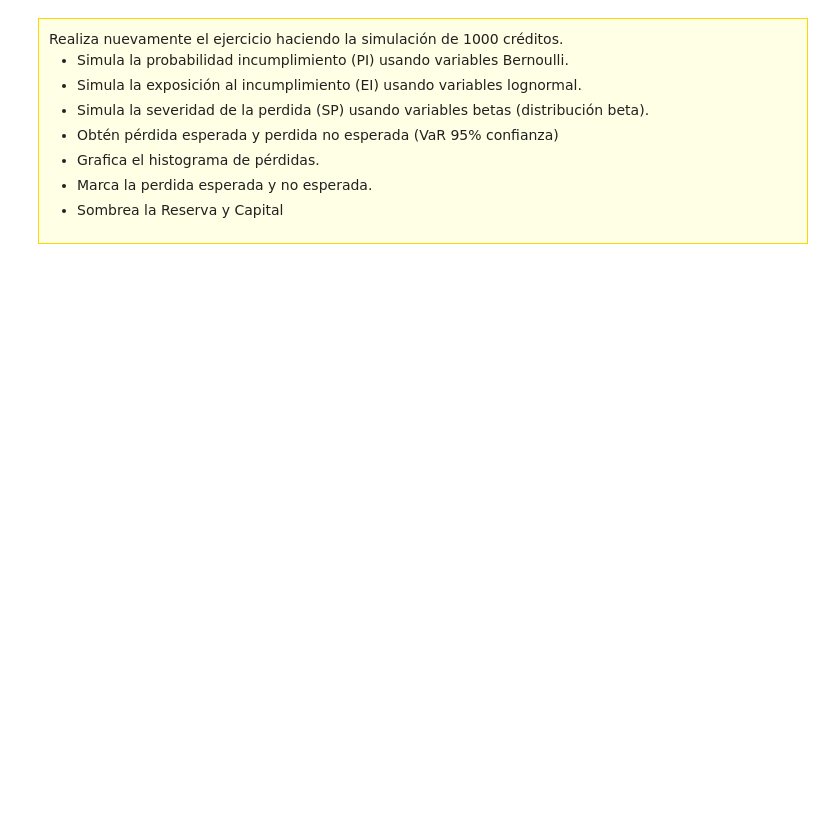
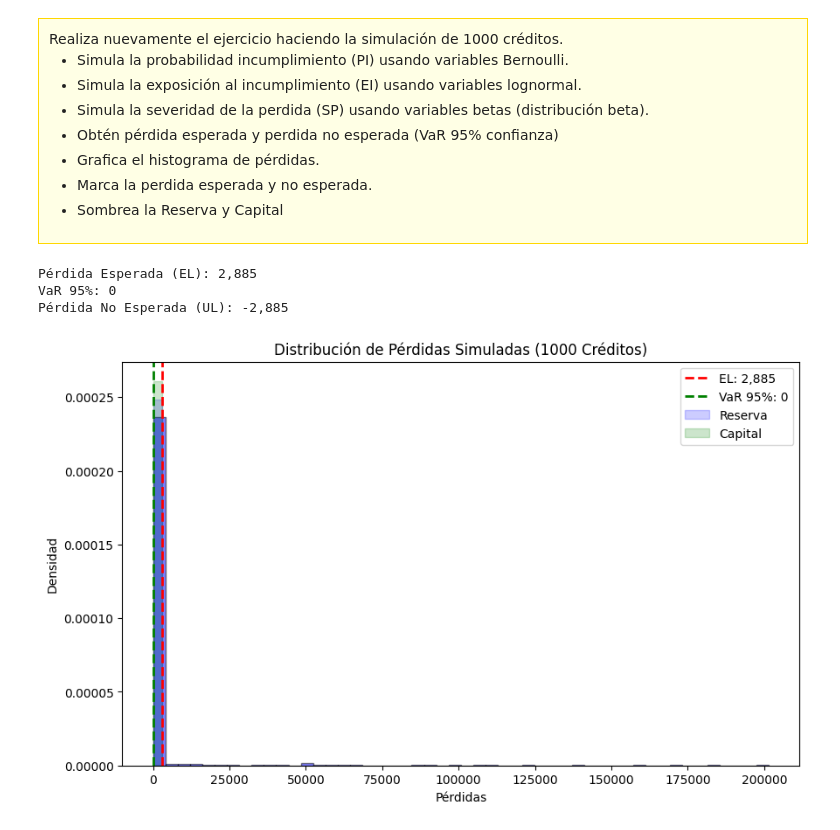
Before and after one commit to 1Enrique9/Ciencia-de-Datos, a Jupyter notebook: 8vo/Riesgos_Fin/Practicas/6/Practica6 Alumno.ipynb, the cells around one changed output. Saved outputs shown, nothing was run; the diff lists cells and outputs as text; code cells hidden in the pictures; blank space fills up the shorter version.

```diff
--- a/8vo/Riesgos_Fin/Practicas/6/Practica6 Alumno.ipynb
+++ b/8vo/Riesgos_Fin/Practicas/6/Practica6 Alumno.ipynb
@@ -436,3 +494,74 @@ plt.show()
     <li> Sombrea la Reserva y Capital </li>
   </ul>
 </div>
+# %%
+from scipy.stats import beta
+
+# Parámetros para la simulación
+n_creditos = 1000
+p_default = 0.05
+
+# Parámetros para EI (lognormal): mu y sigma en escala log
+mu_ei = 12  # Media log ≈ 12.5, exp(12.5) ≈ 270,000
+sigma_ei = 1
+
+# Parámetros para SP (beta): a y b
+a_sp = 2
+b_sp = 5
+
+# Simulación
+np.random.seed(42)  # Para reproducibilidad
+
+# Simular PI (indicador de default) usando Bernoulli
+I = np.random.binomial(1, p_default, n_creditos)  # I ~ Bernoulli(p_default)
+
+# Simular EI usando lognormal
+EI = np.random.lognormal(mu_ei, sigma_ei, n_creditos)
+
+# Simular SP usando beta
+SP = np.random.beta(a_sp, b_sp, n_creditos)
+
+# Calcular pérdidas: PE = I * SP * EI
+losses = I * SP * EI
+
+# Pérdida Esperada (EL)
+EL = np.mean(losses)
+
+# VaR 95% (percentil 95)
+VaR_95 = np.percentile(losses, 95)
+
+# Pérdida No Esperada (UL)
+UL = VaR_95 - EL
+
+print(f"Pérdida Esperada (EL): {EL:,.0f}")
+print(f"VaR 95%: {VaR_95:,.0f}")
+print(f"Pérdida No Esperada (UL): {UL:,.0f}")
+
+# Graficar histograma
+fig, ax = plt.subplots(figsize=(10, 6))
+
+# Histograma
+ax.hist(losses, bins=50, density=True, alpha=0.5, color='blue', edgecolor='black')
+
+# Líneas verticales para EL y VaR
+ax.axvline(EL, color='red', linestyle='--', linewidth=2, label=f'EL: {EL:,.0f}')
+ax.axvline(VaR_95, color='green', linestyle='--', linewidth=2, label=f'VaR 95%: {VaR_95:,.0f}')
+
+# Sombrear Reserva (0 a EL)
+ax.fill_betweenx([0, ax.get_ylim()[1]], 0, EL, color='blue', alpha=0.2, label='Reserva')
+
+# Sombrear Capital (EL a VaR)
+ax.fill_betweenx([0, ax.get_ylim()[1]], EL, VaR_95, color='green', alpha=0.2, label='Capital')
+
+# Etiquetas y título
+ax.set_xlabel('Pérdidas')
+ax.set_ylabel('Densidad')
+ax.set_title('Distribución de Pérdidas Simuladas (1000 Créditos)')
+ax.legend()
+
+plt.show()
+# %% [output]
+Pérdida Esperada (EL): 2,885
+VaR 95%: 0
+Pérdida No Esperada (UL): -2,885
+[figure, added]
```
Also changed, not shown: parts of 28 cells of this notebook.
